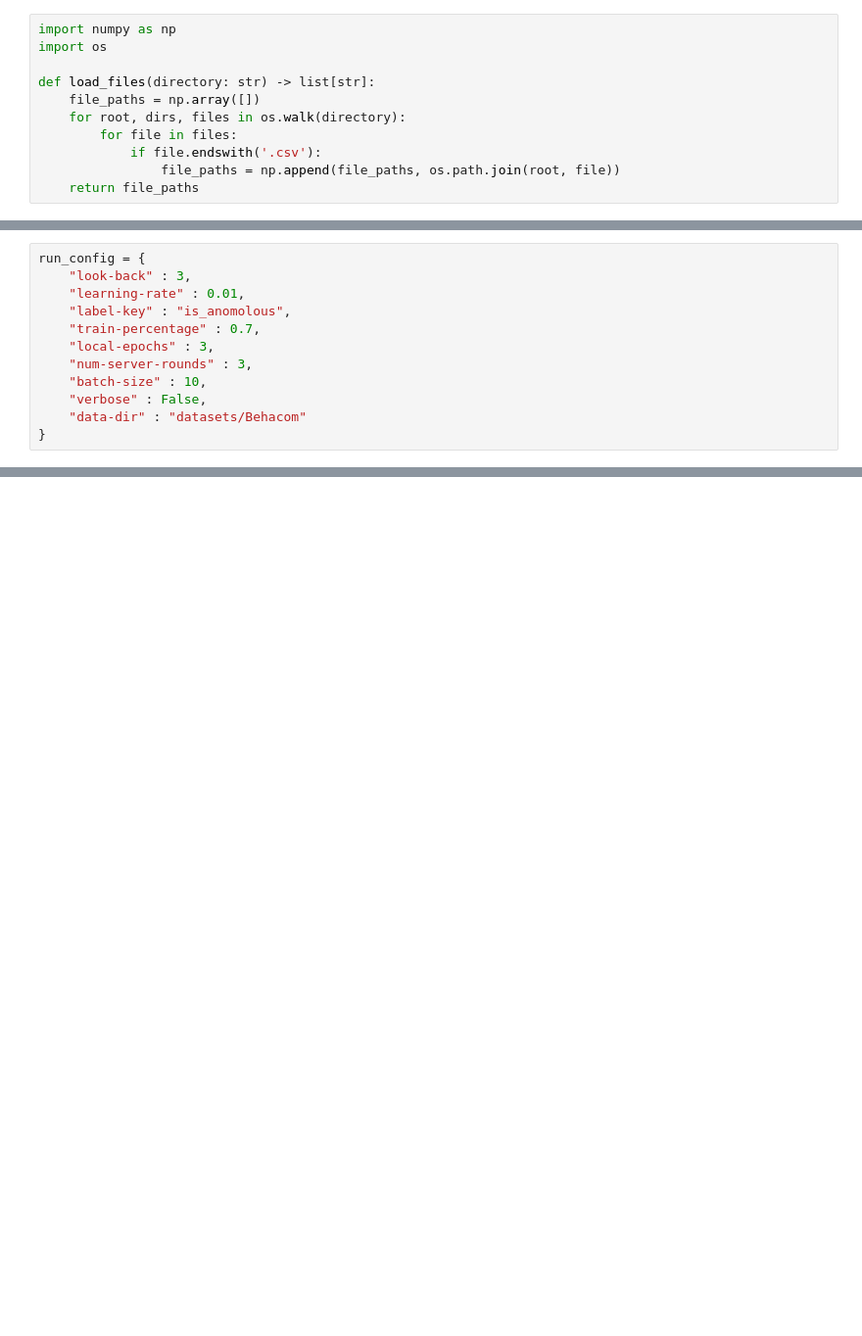
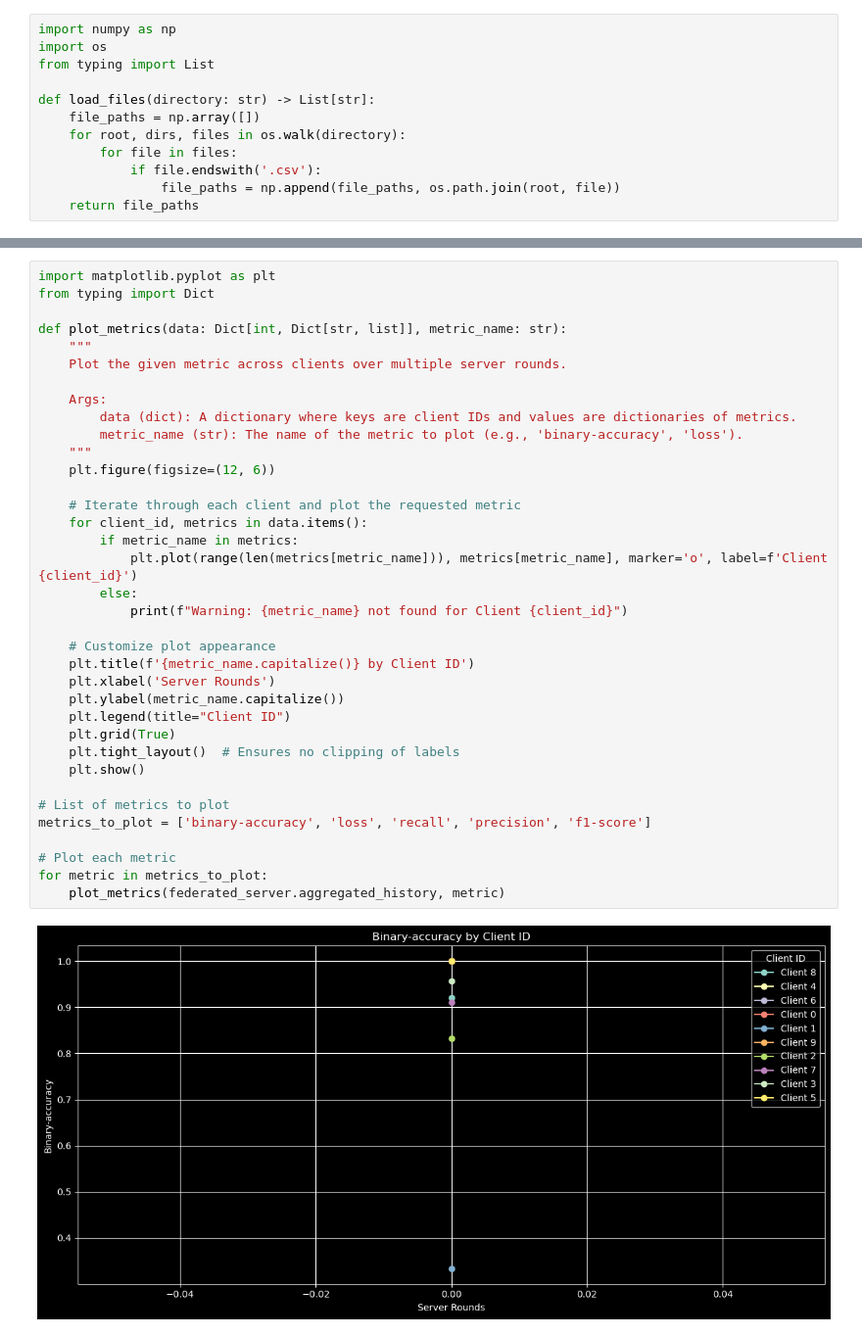
Before and after one commit to redawkin/federated-continuous-authentication, a Jupyter notebook: fed_continuous_auth.ipynb, the cells around one changed output, grey strips where cells are left out. Shown: that part at 98% size. Cells and saved outputs as stored; diff of their text form; blank space fills up the shorter version.

```diff
--- a/fed_continuous_auth.ipynb
+++ b/fed_continuous_auth.ipynb
@@ -1,8 +17,9 @@
 # %%
 import numpy as np
 import os
+from typing import List
 
-def load_files(directory: str) -> list[str]:
+def load_files(directory: str) -> List[str]:
     file_paths = np.array([])
     for root, dirs, files in os.walk(directory):
         for file in files:
@@ -180,13 +353 @@ def train_test_validate_split_data(features: np.ndarray, labels: np.ndarray, tra
-# %%
-run_config = {
-    "look-back" : 3,
-    "learning-rate" : 0.01,
-    "label-key" : "is_anomolous",
-    "train-percentage" : 0.7,
-    "local-epochs" : 3,
-    "num-server-rounds" : 3,
-    "batch-size" : 10,
-    "verbose" : False,
-    "data-dir" : "datasets/Behacom"
-}
 # %%
@@ -411,0 +798,38 @@ def plotMetrics(metrics: list):
+# %%
+import matplotlib.pyplot as plt
+from typing import Dict
+
+def plot_metrics(data: Dict[int, Dict[str, list]], metric_name: str):
+    """
+    Plot the given metric across clients over multiple server rounds.
+
+    Args:
+        data (dict): A dictionary where keys are client IDs and values are dictionaries of metrics.
+        metric_name (str): The name of the metric to plot (e.g., 'binary-accuracy', 'loss').
+    """
+    plt.figure(figsize=(12, 6))
+
+    # Iterate through each client and plot the requested metric
+    for client_id, metrics in data.items():
+        if metric_name in metrics:
+            plt.plot(range(len(metrics[metric_name])), metrics[metric_name], marker='o', label=f'Client {client_id}')
+        else:
+            print(f"Warning: {metric_name} not found for Client {client_id}")
+
+    # Customize plot appearance
+    plt.title(f'{metric_name.capitalize()} by Client ID')
+    plt.xlabel('Server Rounds')
+    plt.ylabel(metric_name.capitalize())
+    plt.legend(title="Client ID")
+    plt.grid(True)
+    plt.tight_layout()  # Ensures no clipping of labels
+    plt.show()
+
+# List of metrics to plot
+metrics_to_plot = ['binary-accuracy', 'loss', 'recall', 'precision', 'f1-score']
+
+# Plot each metric
+for metric in metrics_to_plot:
+    plot_metrics(federated_server.aggregated_history, metric)
+# %% [output]
+[figure, added]
```
Also changed, not shown: parts of 26 cells of this notebook, 1 other file.
